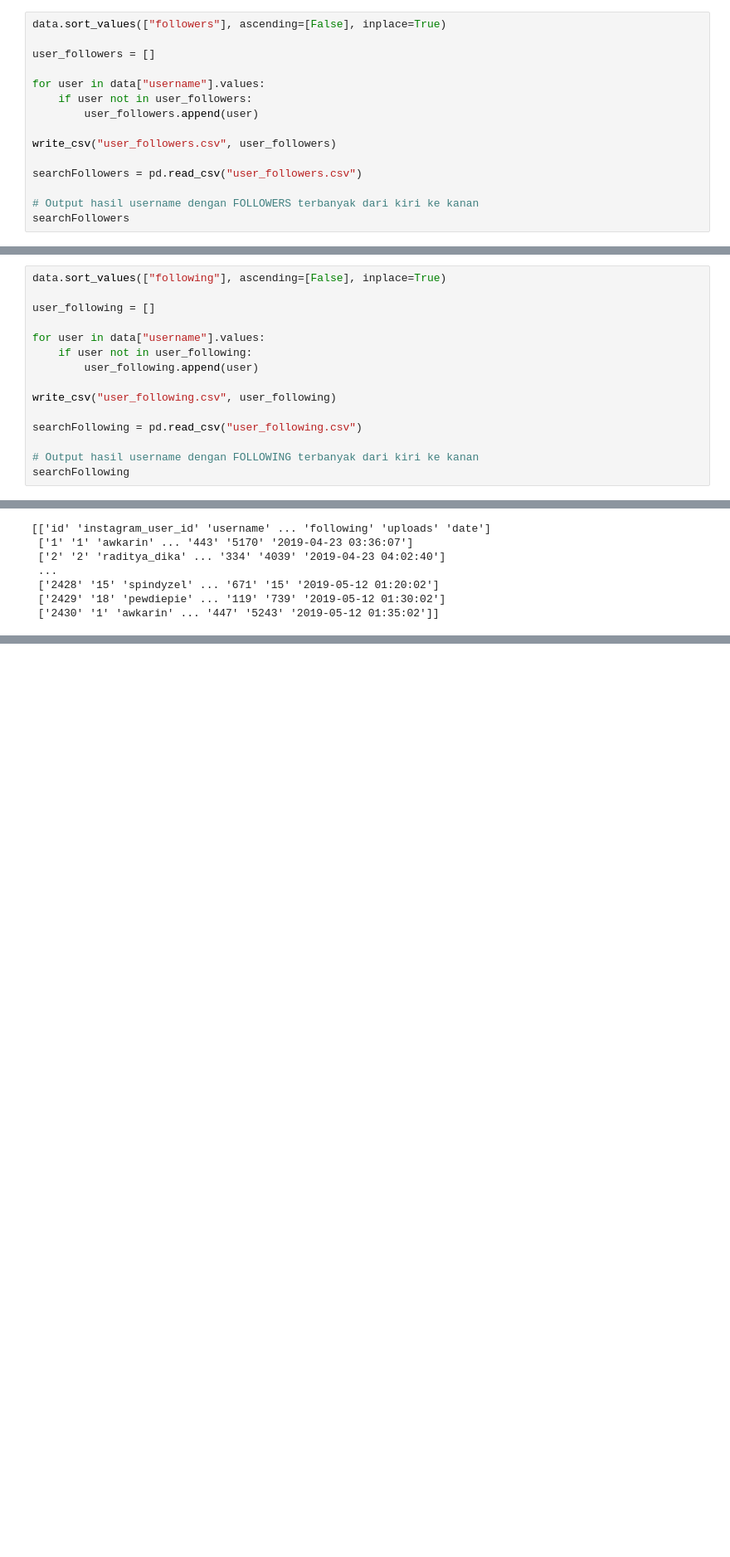
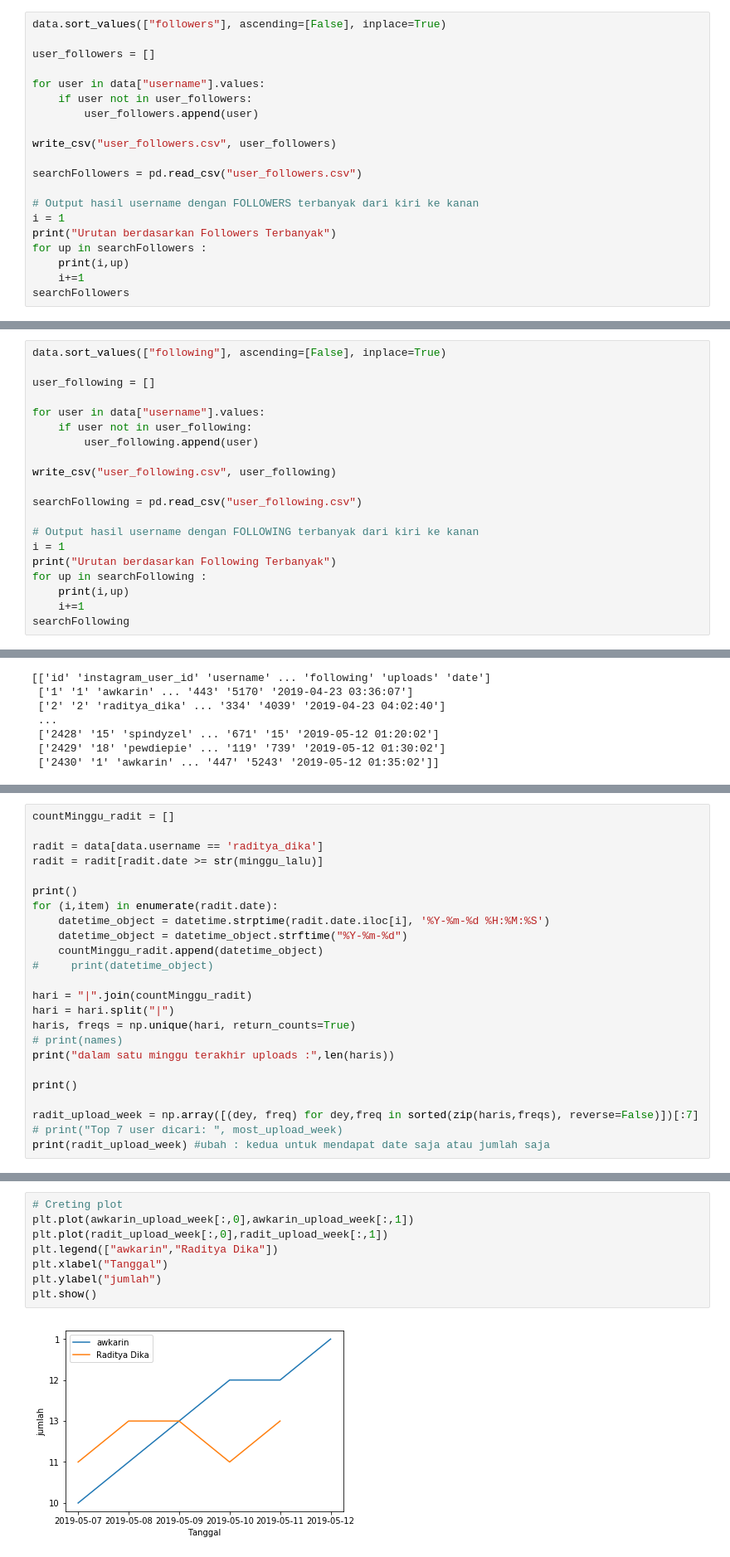
Before and after one commit to spindycell/jupyter-notebook, a Jupyter notebook: SANTIKA/SANTIKA 1.ipynb, the cells around one changed output, grey strips where cells are left out. Shown at 83% size. Drawn from its saved outputs; the diff is of its cells as text; blank space fills up the shorter version.

Commit message:
create data visualization sample

```diff
--- a/SANTIKA/SANTIKA 1.ipynb
+++ b/SANTIKA/SANTIKA 1.ipynb
@@ -122,5 +153,10 @@ write_csv("user_followers.csv", user_followers)
 searchFollowers = pd.read_csv("user_followers.csv")
 
 # Output hasil username dengan FOLLOWERS terbanyak dari kiri ke kanan
+i = 1
+print("Urutan berdasarkan Followers Terbanyak")
+for up in searchFollowers :
+    print(i,up)
+    i+=1
 searchFollowers
 # %% [output]
@@ -141,5 +196,10 @@ write_csv("user_following.csv", user_following)
 searchFollowing = pd.read_csv("user_following.csv")
 
 # Output hasil username dengan FOLLOWING terbanyak dari kiri ke kanan
+i = 1
+print("Urutan berdasarkan Following Terbanyak")
+for up in searchFollowing :
+    print(i,up)
+    i+=1
 searchFollowing
 # %% [output]
@@ -164,0 +292,24 @@ dataBaru = []
+# %%
+countMinggu_radit = []
+
+radit = data[data.username == 'raditya_dika']
+radit = radit[radit.date >= str(minggu_lalu)]
+
+print()
+for (i,item) in enumerate(radit.date):
+    datetime_object = datetime.strptime(radit.date.iloc[i], '%Y-%m-%d %H:%M:%S')
+    datetime_object = datetime_object.strftime("%Y-%m-%d")
+    countMinggu_radit.append(datetime_object)
+#     print(datetime_object)
+
+hari = "|".join(countMinggu_radit)
+hari = hari.split("|")
+haris, freqs = np.unique(hari, return_counts=True)
+# print(names)
+print("dalam satu minggu terakhir uploads :",len(haris))
+
+print()
+
+radit_upload_week = np.array([(dey, freq) for dey,freq in sorted(zip(haris,freqs), reverse=False)])[:7]
+# print("Top 7 user dicari: ", most_upload_week)
+print(radit_upload_week) #ubah : kedua untuk mendapat date saja atau jumlah saja
@@ -164,0 +324,10 @@ dataBaru = []
+# %%
+# Creting plot
+plt.plot(awkarin_upload_week[:,0],awkarin_upload_week[:,1])
+plt.plot(radit_upload_week[:,0],radit_upload_week[:,1])
+plt.legend(["awkarin","Raditya Dika"])
+plt.xlabel("Tanggal")
+plt.ylabel("jumlah")
+plt.show()
+# %% [output]
+[figure, added]
```
Also changed, not shown: parts of 12 cells of this notebook, 3 other files.
